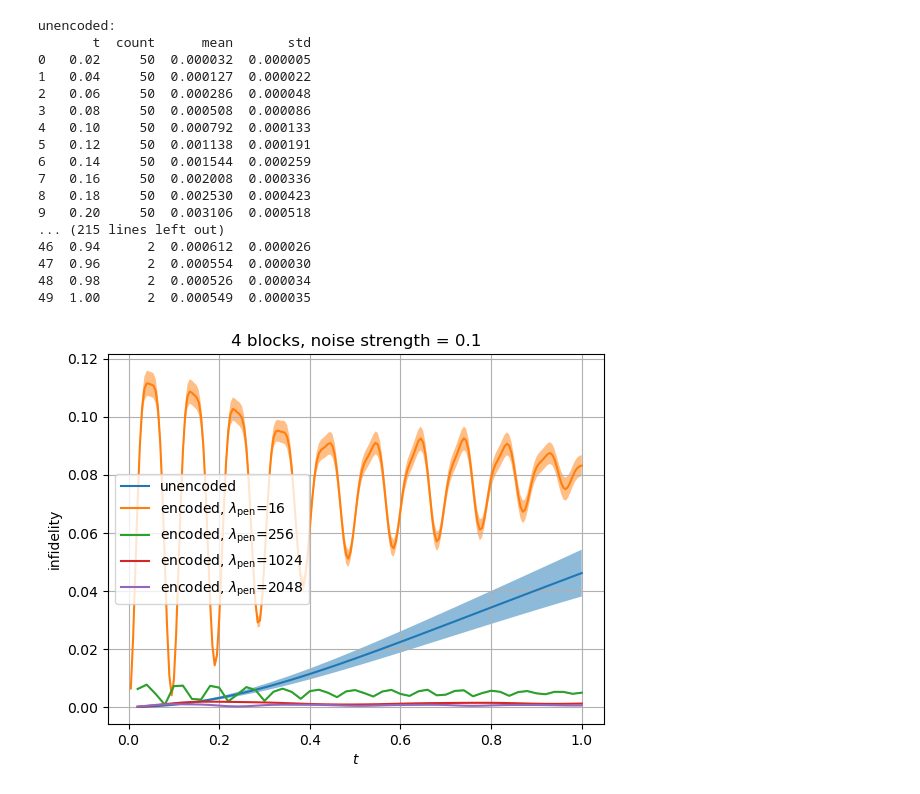
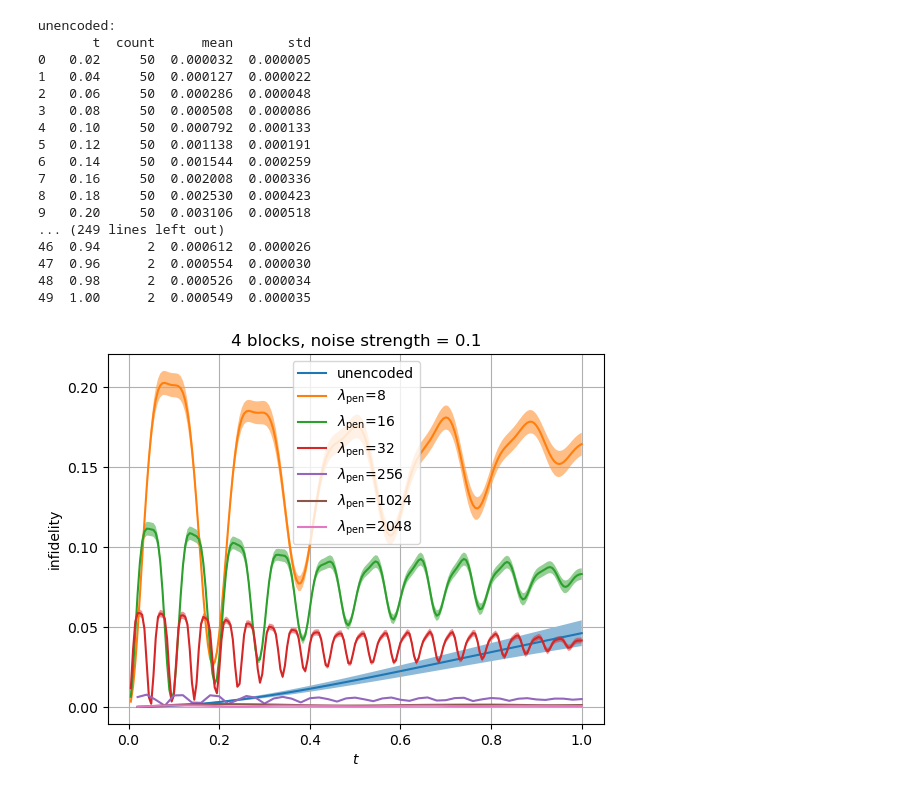
Before and after one commit to sqrta/ErrorSupression, a Jupyter notebook: use-dynamite/data/plot_sweep_time.ipynb, the cells around one changed output. Cells and saved outputs as stored; diff of their text form; code cells hidden in the pictures.

Commit message:
update plot

```diff
--- a/use-dynamite/data/plot_sweep_time.ipynb
+++ b/use-dynamite/data/plot_sweep_time.ipynb
@@ -37,7 +37,7 @@ plt.plot(t_arr, mean_arr, label='unencoded')
 plt.fill_between(t_arr, mean_arr + std_arr, mean_arr - std_arr, alpha = 0.5)
 
 ##### encoded #####
-for lamb in [8, 16, 256, 1024, 2048]:
+for lamb in [8, 16, 32, 256, 1024, 2048]:
     data_t, data_seed, data_infidelity = [], [], []
 
     f = open(f"sweep_time_4blocks_noise=0.1_lamb={lamb}.txt")
@@ -67,34 +67,34 @@ for lamb in [8, 16, 256, 1024, 2048]:
     # plt.errorbar(t_arr, mean_arr, yerr=std_arr,
     #              label=r"encoded, $\lambda_{\mathrm{pen}}$=" + f"{lamb}",
     #              fmt='o', markersize=3, zorder=2)
-    plt.plot(t_arr, mean_arr, label=r"encoded, $\lambda_{\mathrm{pen}}$=" + f"{lamb}")
+    plt.plot(t_arr, mean_arr, label=r"$\lambda_{\mathrm{pen}}$=" + f"{lamb}")
     plt.fill_between(t_arr, mean_arr + std_arr, mean_arr - std_arr, alpha = 0.5)
 
 plt.xlabel(r"$t$")
 plt.ylabel("infidelity")
 # plt.yscale("log")
 plt.title("4 blocks, noise strength = 0.1")
 plt.legend()
 # plt.legend(loc='upper left')
 plt.grid()
 plt.savefig("sweep_time_4blocks_noise=0.1.pdf", format="pdf", bbox_inches="tight")
 plt.show()
 # %% [output]
 unencoded:
        t  count      mean       std
 0   0.02     50  0.000032  0.000005
 1   0.04     50  0.000127  0.000022
 2   0.06     50  0.000286  0.000048
 3   0.08     50  0.000508  0.000086
 4   0.10     50  0.000792  0.000133
 5   0.12     50  0.001138  0.000191
 6   0.14     50  0.001544  0.000259
 7   0.16     50  0.002008  0.000336
 8   0.18     50  0.002530  0.000423
 9   0.20     50  0.003106  0.000518
-... (215 lines left out)
+... (249 lines left out)
 46  0.94      2  0.000612  0.000026
 47  0.96      2  0.000554  0.000030
 48  0.98      2  0.000526  0.000034
 49  1.00      2  0.000549  0.000035
-[figure, old version]
+[figure, new version]
```
